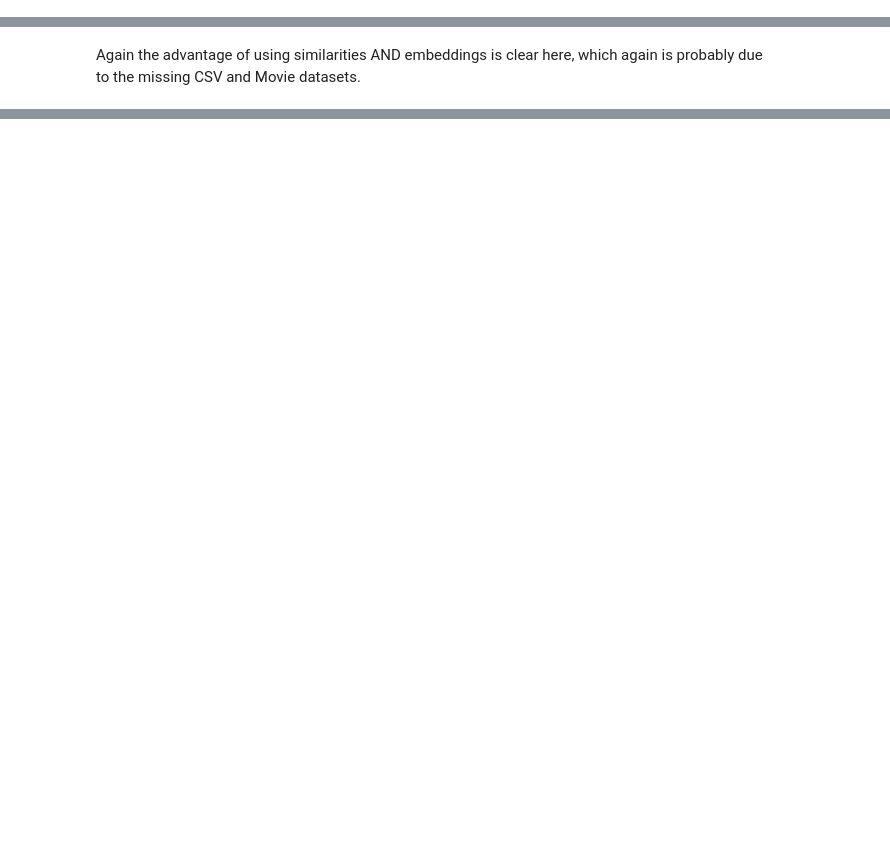
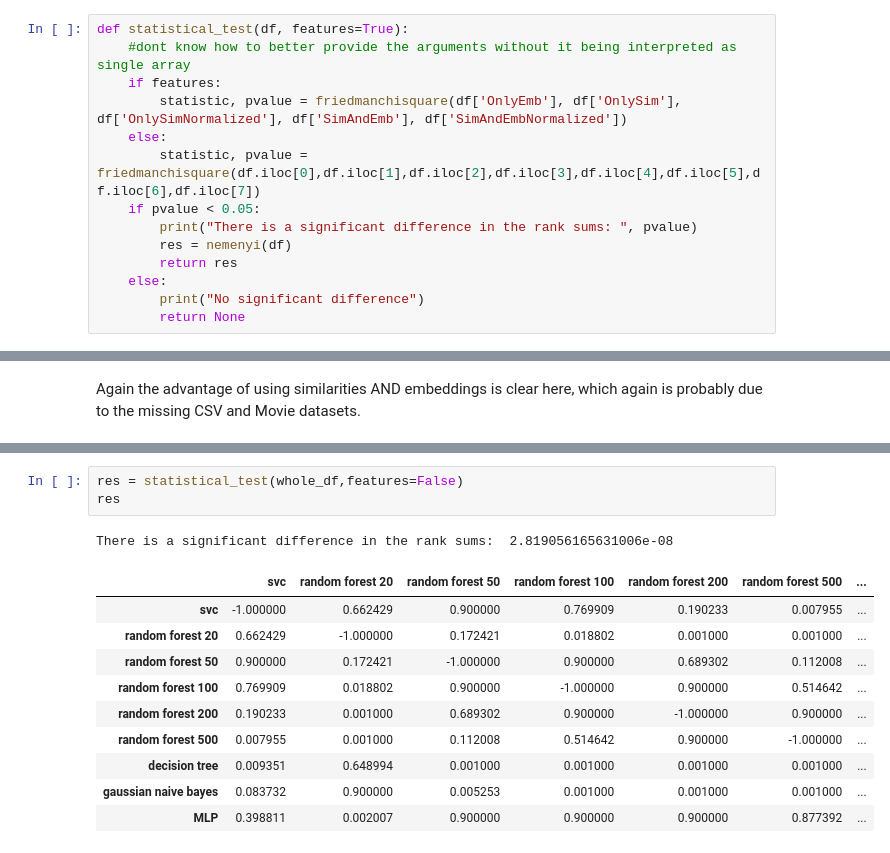
Before and after one commit to jonathanschuchart/eager, a Jupyter notebook: analysis/Statistics.ipynb, the cells around one changed output, grey strips where cells are left out. Cells and saved outputs as stored; diff of their text form; blank space fills up the shorter version.

```diff
--- a/analysis/Statistics.ipynb
+++ b/analysis/Statistics.ipynb
@@ -43,3 +49,17 @@ def get_expanded_df(df, embed_name):
+# %%
+def statistical_test(df, features=True):
+    #dont know how to better provide the arguments without it being interpreted as single array
+    if features:
+        statistic, pvalue = friedmanchisquare(df['OnlyEmb'], df['OnlySim'], df['OnlySimNormalized'], df['SimAndEmb'], df['SimAndEmbNormalized'])
+    else:
+        statistic, pvalue = friedmanchisquare(df.iloc[0],df.iloc[1],df.iloc[2],df.iloc[3],df.iloc[4],df.iloc[5],df.iloc[6],df.iloc[7])
+    if pvalue < 0.05:
+        print("There is a significant difference in the rank sums: ", pvalue)
+        res = nemenyi(df)
+        return res
+    else:
+        print("No significant difference")
+        return None
 # %% [markdown]
 # Analysis of Feature Input for RDGCN
 To check if using embeddings in conjunction with similarities provides an improvement overall we sum the test_f1 value over all folds
@@ -219,0 +268,15 @@ Again the advantage of using similarities AND embeddings is clear here, which ag
+# %%
+res = statistical_test(whole_df,features=False)
+res
+# %% [output]
+There is a significant difference in the rank sums:  2.819056165631006e-08
+|  | svc | random forest 20 | random forest 50 | random forest 100 | random forest 200 | random forest 500 | ... |
+| svc | -1.000000 | 0.662429 | 0.900000 | 0.769909 | 0.190233 | 0.007955 | ... |
+| random forest 20 | 0.662429 | -1.000000 | 0.172421 | 0.018802 | 0.001000 | 0.001000 | ... |
+| random forest 50 | 0.900000 | 0.172421 | -1.000000 | 0.900000 | 0.689302 | 0.112008 | ... |
+| random forest 100 | 0.769909 | 0.018802 | 0.900000 | -1.000000 | 0.900000 | 0.514642 | ... |
+| random forest 200 | 0.190233 | 0.001000 | 0.689302 | 0.900000 | -1.000000 | 0.900000 | ... |
+| random forest 500 | 0.007955 | 0.001000 | 0.112008 | 0.514642 | 0.900000 | -1.000000 | ... |
+| decision tree | 0.009351 | 0.648994 | 0.001000 | 0.001000 | 0.001000 | 0.001000 | ... |
+| gaussian naive bayes | 0.083732 | 0.900000 | 0.005253 | 0.001000 | 0.001000 | 0.001000 | ... |
+| MLP | 0.398811 | 0.002007 | 0.900000 | 0.900000 | 0.900000 | 0.877392 | ... |
```
Also changed, not shown: parts of 17 cells of this notebook.
